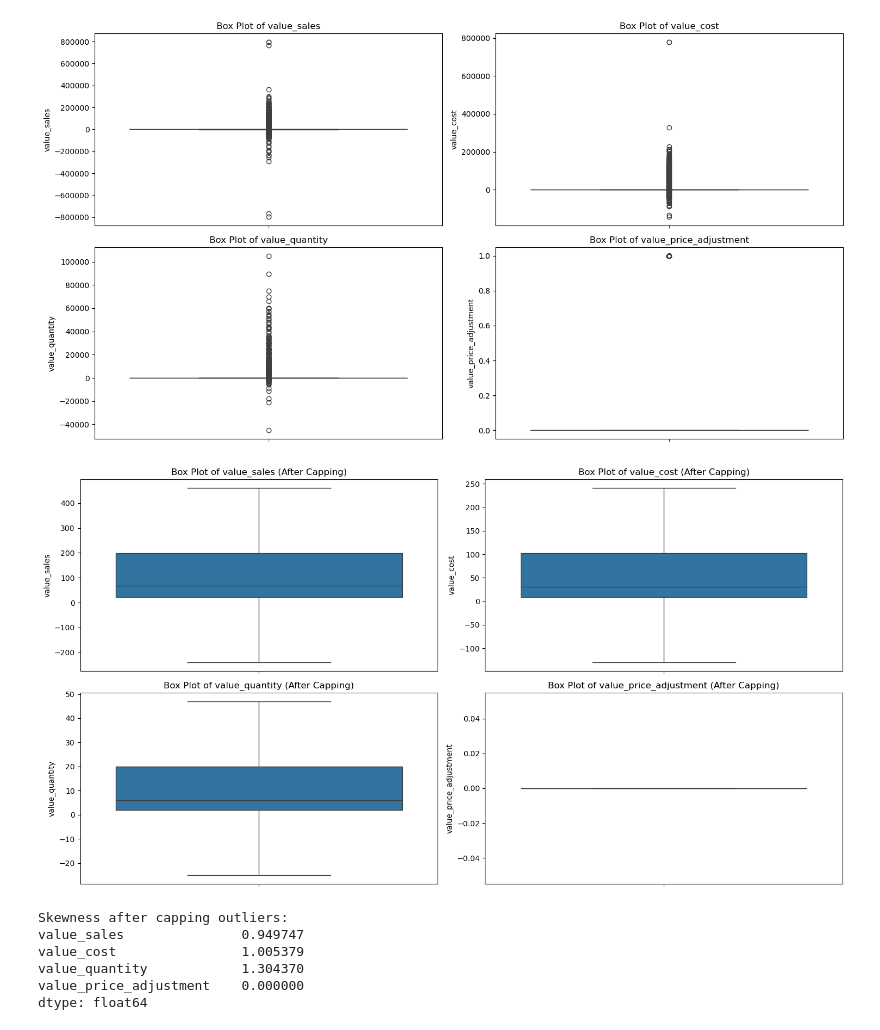
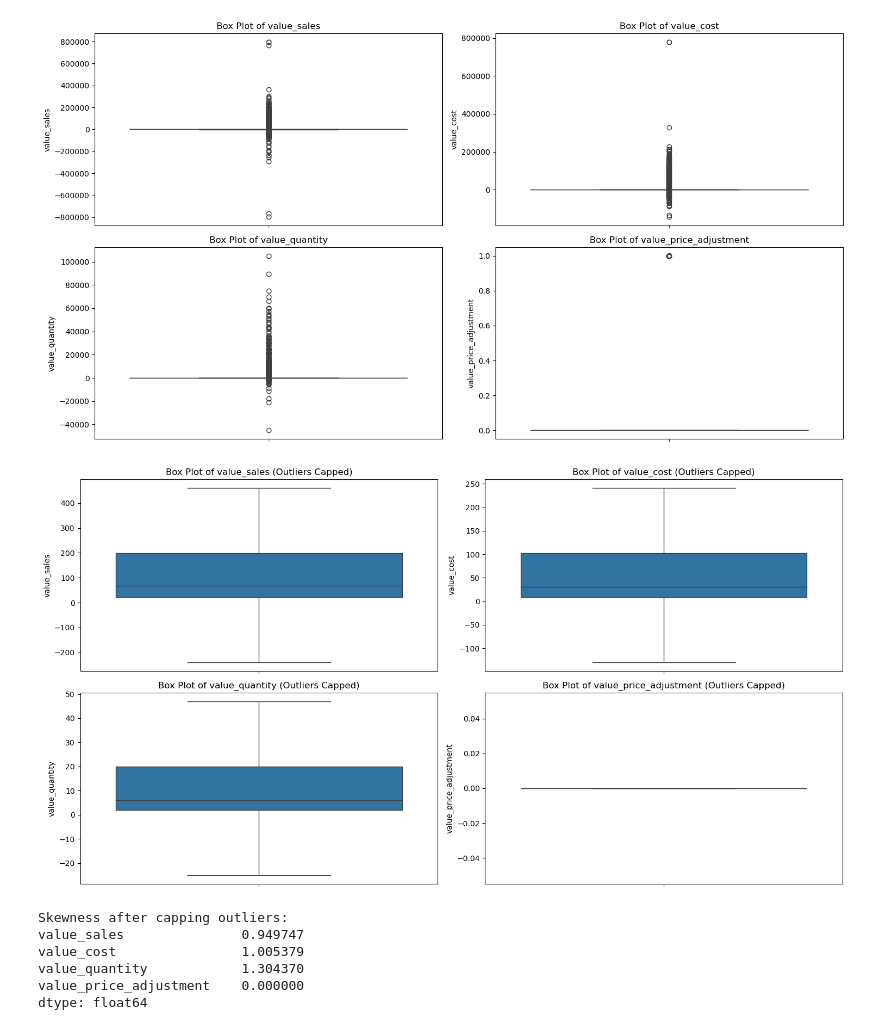
Before and after one commit to arjuuadhikari/BUS-8000, a Jupyter notebook: Group Project Data and Description-20241104/Group Work Busa8000-Copy1.ipynb, the cells around one changed output. Cells and saved outputs as stored; diff of their text form; code cells hidden in the pictures.

```diff
--- a/Group Project Data and Description-20241104/Group Work Busa8000-Copy1.ipynb
+++ b/Group Project Data and Description-20241104/Group Work Busa8000-Copy1.ipynb
@@ -319,6 +319,6 @@ value_price_adjustment    1
 dtype: int64
 # %%
 # Drop rows with NaN values in the specified columns
-data_cleaned = data.dropna(subset=['value_sales', 'value_cost', 'value_quantity', 'value_price_adjustment'])
+data= data.dropna(subset=['value_sales', 'value_cost', 'value_quantity', 'value_price_adjustment'])
 # %%
 # Check for missing values in the entire DataFrame
@@ -356,17 +356,21 @@ for col in numeric_cols:
     upper_bound = Q3 + 1.5 * IQR
     data[col] = data[col].apply(lambda x: lower_bound if x < lower_bound else upper_bound if x > upper_bound else x)
 # %%
+import seaborn as sns
+import matplotlib.pyplot as plt
+
 plt.figure(figsize=(15, 8))
 
+# Generate box plots for each numeric column in data_cleaned
 for i, col in enumerate(numeric_cols, 1):
     plt.subplot(2, 2, i)
     sns.boxplot(data=data, y=col)
-    plt.title(f'Box Plot of {col} (After Capping)')
+    plt.title(f'Box Plot of {col} (Outliers Capped)')
 
 plt.tight_layout()
 plt.show()
 # %% [output]
-[figure, old version]
+[figure, new version]
 # %%
 # Recheck skewness for each numeric column
 skewness = data[numeric_cols].skew()
```
Also changed, not shown: parts of 40 cells of this notebook, 1 other file.
